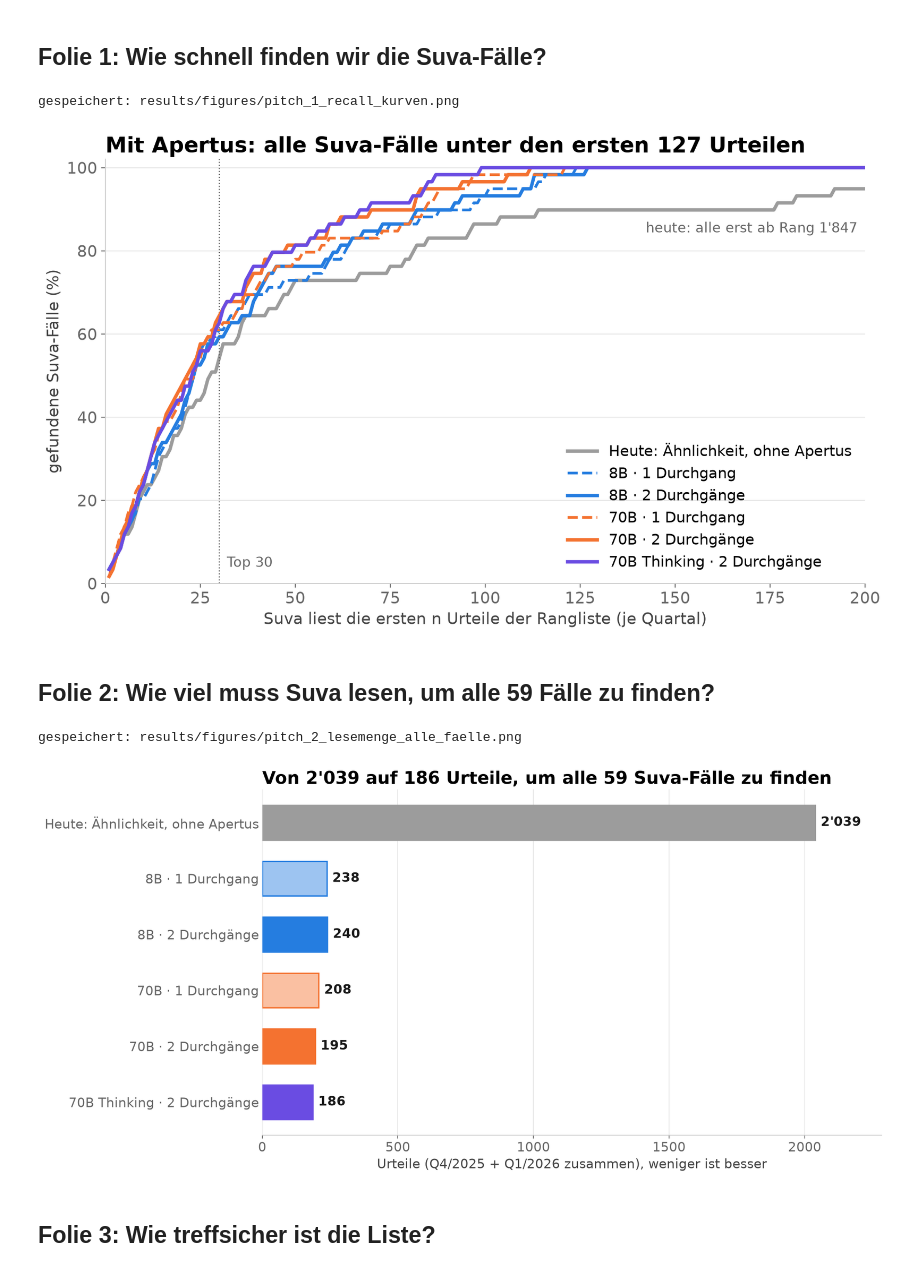
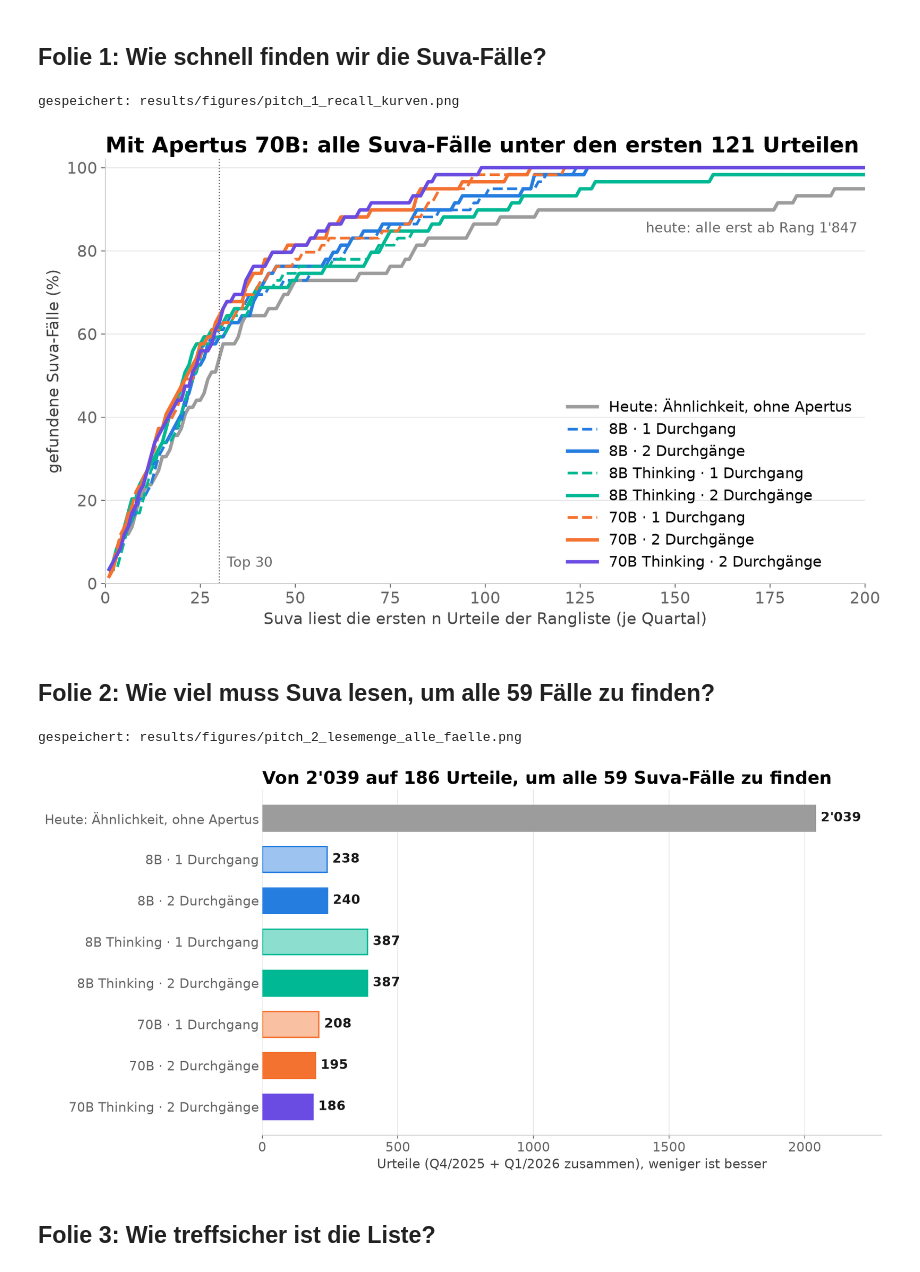
Before and after one commit to budermike/hack_apertus_coffee.exe, a Jupyter notebook: notebooks/triage/05_pitch_varianten.ipynb, the cells around one changed output. Drawn from its saved outputs; the diff is of its cells as text; code cells hidden in the pictures.

Commit message:
added 8b thinking into analysis

```diff
--- a/notebooks/triage/05_pitch_varianten.ipynb
+++ b/notebooks/triage/05_pitch_varianten.ipynb
@@ -52,6 +54,10 @@ VARIANTS = {
     "Heute: Ähnlichkeit, ohne Apertus": dict(dir=None, passes=0, color="#9c9c9c", light=False, model="–"),
     "8B · 1 Durchgang": dict(dir="results/tables/twopass_8b", passes=1, color="#257de0", light=True, model="apertus-v1-5-8b"),
     "8B · 2 Durchgänge": dict(dir="results/tables/twopass_8b", passes=2, color="#257de0", light=False, model="apertus-v1-5-8b"),
+    "8B Thinking · 1 Durchgang": dict(dir="results/tables/thinking_8b", passes=1, color="#00b894", light=True,
+                                      model="apertus-v1-5-8b-thinking"),
+    "8B Thinking · 2 Durchgänge": dict(dir="results/tables/thinking_8b", passes=2, color="#00b894", light=False,
+                                       model="apertus-v1-5-8b-thinking"),
     "70B · 1 Durchgang": dict(dir="results/tables", passes=1, color="#f47230", light=True, model="apertus-v1-5-70b"),
     "70B · 2 Durchgänge": dict(dir="results/tables", passes=2, color="#f47230", light=False, model="apertus-v1-5-70b"),
     "70B Thinking · 2 Durchgänge": dict(dir="results/tables/thinking_70b", passes=2, color="#6a4ce2", light=False,
@@ -108,27 +116,27 @@ summary
 # %%
 fig, ax = plt.subplots()
 for name, v in VARIANTS.items():
     curve = recall_curve_pooled(rankings[name], 200) * 100
     ax.plot(curve.index, curve.values, color=v["color"], linewidth=3 if not v["light"] else 2.4,
             linestyle="--" if v["light"] else "-", label=name, zorder=3 if name.startswith("70B") else 2)
 ax.axvline(30, color=MUTED, linewidth=1, linestyle=":")
 ax.text(32, 4, "Top 30", color=MUTED, fontsize=12)
 ax.set_xlim(0, 200)
 ax.set_ylim(0, 102)
 ax.set_xlabel("Suva liest die ersten n Urteile der Rangliste (je Quartal)")
 ax.set_ylabel("gefundene Suva-Fälle (%)")
 ax.yaxis.grid(True, color=GRID)
 ax.set_axisbelow(True)
 full = {n: int((recall_curve_pooled(rankings[n], 2500) >= 1).idxmax()) for n in VARIANTS}
-ax.set_title(f"Mit Apertus: alle Suva-Fälle unter den ersten {max(v for k, v in full.items() if VARIANTS[k]['dir'])} Urteilen")
+ax.set_title(f"Mit Apertus 70B: alle Suva-Fälle unter den ersten {max(v for k, v in full.items() if k.startswith('70B'))} Urteilen")
 ax.text(198, 87, f"heute: alle erst ab Rang {full['Heute: Ähnlichkeit, ohne Apertus']:,}".replace(",", "'"),
         ha="right", va="top", color=MUTED, fontsize=12)
 ax.legend(loc="lower right")
 save(fig, "pitch_1_recall_kurven")
 plt.show()
 # %% [output]
 gespeichert: results/figures/pitch_1_recall_kurven.png
-[figure, old version]
+[figure, new version]
 # %% [markdown]
 ## Folie 2: Wie viel muss Suva lesen, um alle 59 Fälle zu finden?
 # %%
@@ -155,7 +163,7 @@ save(fig, "pitch_2_lesemenge_alle_faelle")
 plt.show()
 # %% [output]
 gespeichert: results/figures/pitch_2_lesemenge_alle_faelle.png
-[figure, old version]
+[figure, new version]
 # %% [markdown]
 ## Folie 3: Wie treffsicher ist die Liste?
 # %%
```
Also changed, not shown: parts of 5 cells of this notebook, 7 other files.
